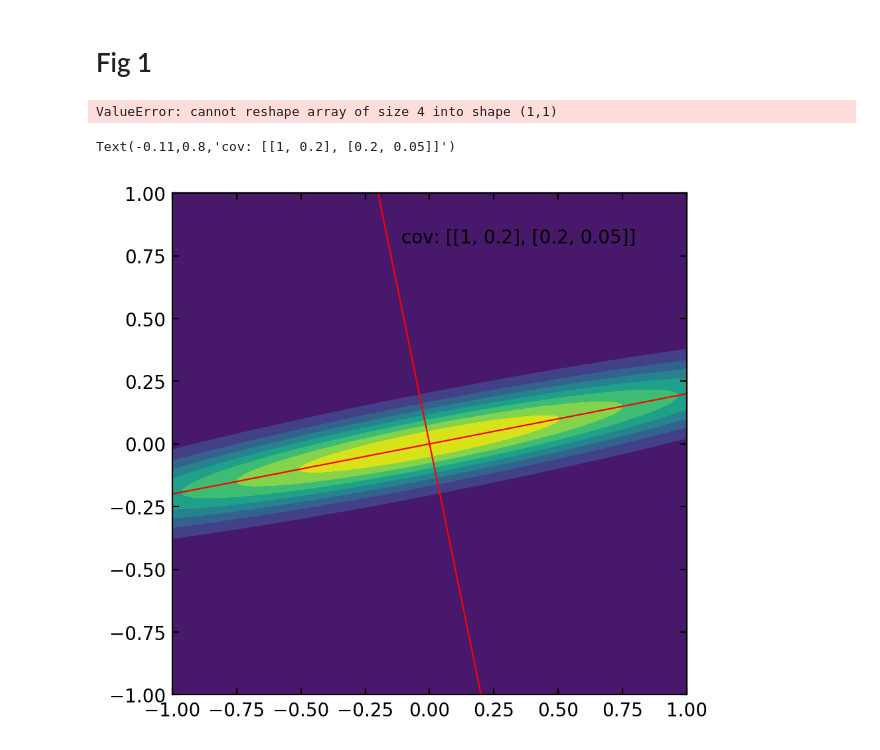
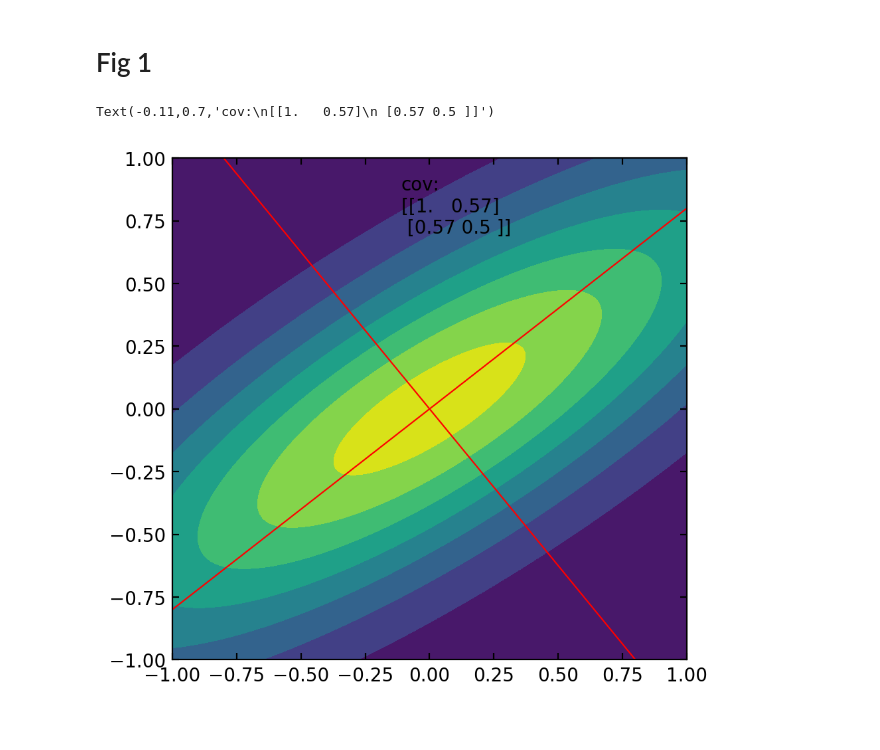
Before and after one commit to eniaxhakaj/phys_learning, a Jupyter notebook: MCMC/goodman_and_weare_ensemble_samples_w_affine_invariance.ipynb, the cells around one changed output. Cells and saved outputs as stored; diff of their text form; code cells hidden in the pictures.

```diff
--- a/MCMC/goodman_and_weare_ensemble_samples_w_affine_invariance.ipynb
+++ b/MCMC/goodman_and_weare_ensemble_samples_w_affine_invariance.ipynb
@@ -52,42 +52,35 @@ ax.legend()
 [figure]
 # %% [markdown]
 # Fig 1
-# %%
-# I don't do the same thing as them - they use a skewed dist. I'm just going to use a MV gaussian
-e = 0.1
-cov_matrix = [[1, 0], [0, 1*e]]
-
-one_d = np.linspace(-2, 2, 100)
-x, y = np.meshgrid(one_d, one_d)
-
-pi = multivariate_normal(mean=0, cov=cov_matrix)
-
-pi.pdf(0, 0)
-# %% [output]
-ValueError: cannot reshape array of size 4 into shape (1,1)
 # %%
 d = 1e-9
 x, y = np.mgrid[-1:1+d:.01, -1:1+d:.01]
 pos = np.empty(x.shape + (2,))
 pos[:, :, 0], pos[:, :, 1] = x, y
 
-e = 0.05
+e = 0.5
 max_cov = np.sqrt(1) * np.sqrt(1*e)
-act_cov = 0.2
-cov_matrix = [[1, act_cov], [act_cov, 1*e]]
+act_cov = 0.8*max_cov
+cov_matrix = np.array([[1, act_cov], [act_cov, 1*e]])
+corr_matrix = np.empty_like(cov_matrix)
+for i in range(len(cov_matrix)):
+    for j in range(len(cov_matrix[i])):
+        corr_matrix[i][j] = cov_matrix[i][j] / np.sqrt(cov_matrix[i][i] * cov_matrix[j][j])
 
 rv = multivariate_normal([0, 0], cov_matrix)
 _, ax = plt.subplots(figsize=(5, 5))
 
 ax.contourf(x, y, rv.pdf(pos))
-ax.plot(x[:,0], act_cov*x[:,0], color="red") # y = act_cov * x
+ax.plot(x[:,0], corr_matrix[0][1]*x[:,0], color="red") # y = act_cov * x
+
 ylim, xlim = ax.get_ylim(), ax.get_xlim()
-ax.plot(x[:,0], -x[:,0]/act_cov, color="red")
+ax.plot(x[:,0], -x[:,0]/corr_matrix[0][1], color="red")
 
 ax.set(
     ylim=ylim, xlim=xlim,
 )
-ax.annotate("cov: " + repr(cov_matrix), (-0.11, 0.8))
+np.set_printoptions(precision=2)
+ax.annotate("cov:\n{}".format(cov_matrix), (-0.11, 0.7))
 # %% [output]
-Text(-0.11,0.8,'cov: [[1, 0.2], [0.2, 0.05]]')
+Text(-0.11,0.7,'cov:\n[[1.   0.57]\n [0.57 0.5 ]]')
-[figure, old version]
+[figure, new version]
```
Also changed, not shown: parts of 1 cell of this notebook, 2 other files.
